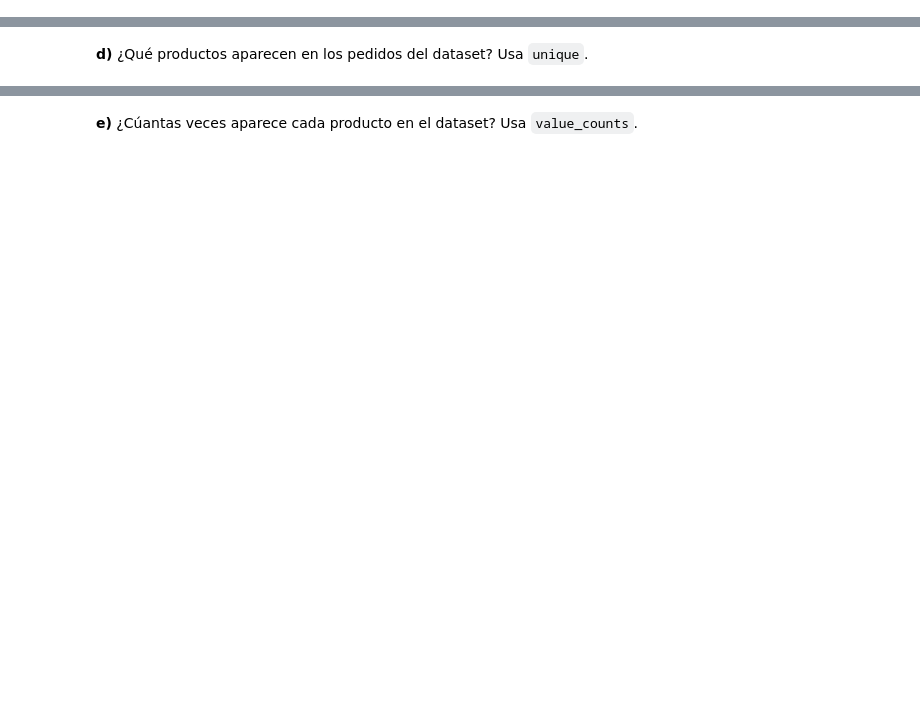
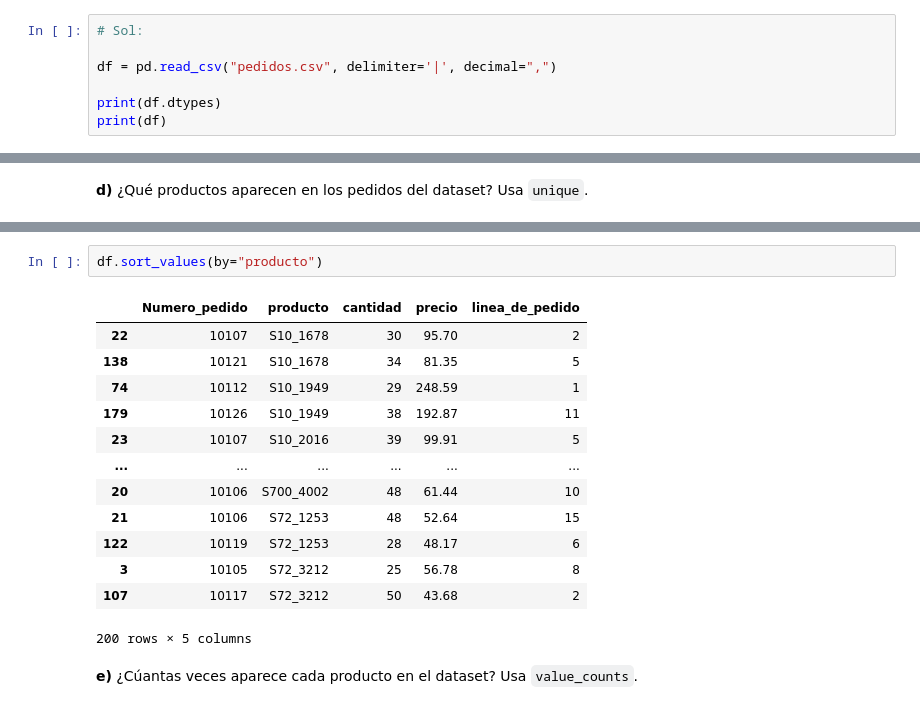
Before and after one commit to HackingSecurity/PYTHON--MIN, a Jupyter notebook: 2-PYTHON/analisis_datos_python/unidad_5/ej52.ipynb, the cells around one changed output, grey strips where cells are left out. Saved outputs shown, nothing was run; the diff lists cells and outputs as text; blank space fills up the shorter version.

```diff
--- a/2-PYTHON/analisis_datos_python/unidad_5/ej52.ipynb
+++ b/2-PYTHON/analisis_datos_python/unidad_5/ej52.ipynb
@@ -29,0 +46,7 @@ pd.read_excel?
+# %%
+# Sol:
+
+df = pd.read_csv("pedidos.csv", delimiter='|', decimal=",")
+
+print(df.dtypes)
+print(df)
@@ -43,3 +137,19 @@ __d)__ ¿Qué productos aparecen en los pedidos del dataset? Usa `unique`.
+# %%
+df.sort_values(by="producto")
+# %% [output]
+|  | Numero_pedido | producto | cantidad | precio | linea_de_pedido |
+| 22 | 10107 | S10_1678 | 30 | 95.70 | 2 |
+| 138 | 10121 | S10_1678 | 34 | 81.35 | 5 |
+| 74 | 10112 | S10_1949 | 29 | 248.59 | 1 |
+| 179 | 10126 | S10_1949 | 38 | 192.87 | 11 |
+| 23 | 10107 | S10_2016 | 39 | 99.91 | 5 |
+| ... | ... | ... | ... | ... | ... |
+| 20 | 10106 | S700_4002 | 48 | 61.44 | 10 |
+| 21 | 10106 | S72_1253 | 48 | 52.64 | 15 |
+| 122 | 10119 | S72_1253 | 28 | 48.17 | 6 |
+| 3 | 10105 | S72_3212 | 25 | 56.78 | 8 |
+| 107 | 10117 | S72_3212 | 50 | 43.68 | 2 |
+200 rows × 5 columns
 # %% [markdown]
 __e)__ ¿Cúantas veces aparece cada producto en el dataset? Usa `value_counts`.
 # %%
```
Also changed, not shown: parts of 11 cells of this notebook, 1 other file.
